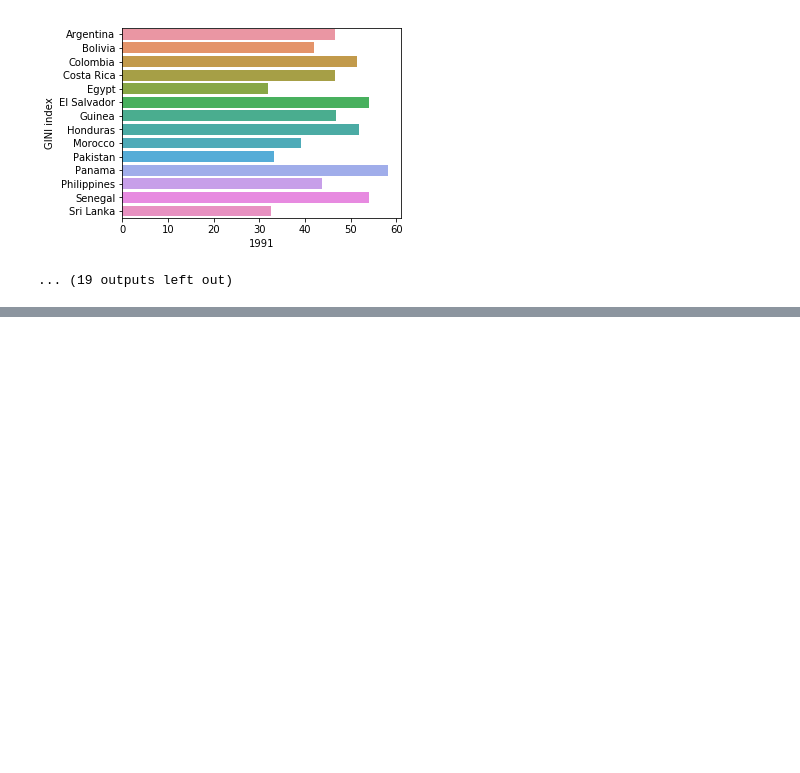
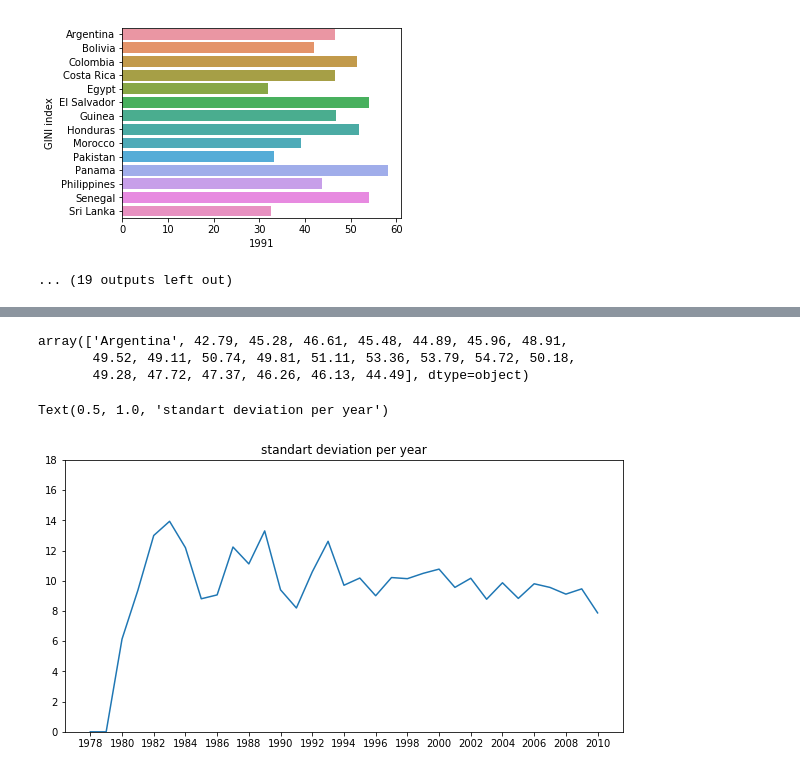
Before and after one commit to maniaclogic/income_disparities, a Jupyter notebook: income_dis/Income_disparities.ipynb, the cells around one changed output, grey strips where cells are left out. Saved outputs shown, nothing was run; the diff lists cells and outputs as text; code cells hidden in the pictures; blank space fills up the shorter version.

```diff
--- a/income_dis/Income_disparities.ipynb
+++ b/income_dis/Income_disparities.ipynb
@@ -87,0 +137,18 @@ GD_list
+# %%
+GDt.loc[4].dropna().values
+# %% [output]
+array(['Argentina', 42.79, 45.28, 46.61, 45.48, 44.89, 45.96, 48.91,
+       49.52, 49.11, 50.74, 49.81, 51.11, 53.36, 53.79, 54.72, 50.18,
+       49.28, 47.72, 47.37, 46.26, 46.13, 44.49], dtype=object)
+# %%
+std = np.std(GDt)
+labels = std.index[::2]
+
+plt.figure(figsize=(10, 5))
+plt.plot(std)
+plt.xticks(labels)
+plt.ylim(0,18)
+plt.title('standart deviation per year')
+# %% [output]
+Text(0.5, 1.0, 'standart deviation per year')
+[figure, added]
```
Also changed, not shown: parts of 16 cells of this notebook.
